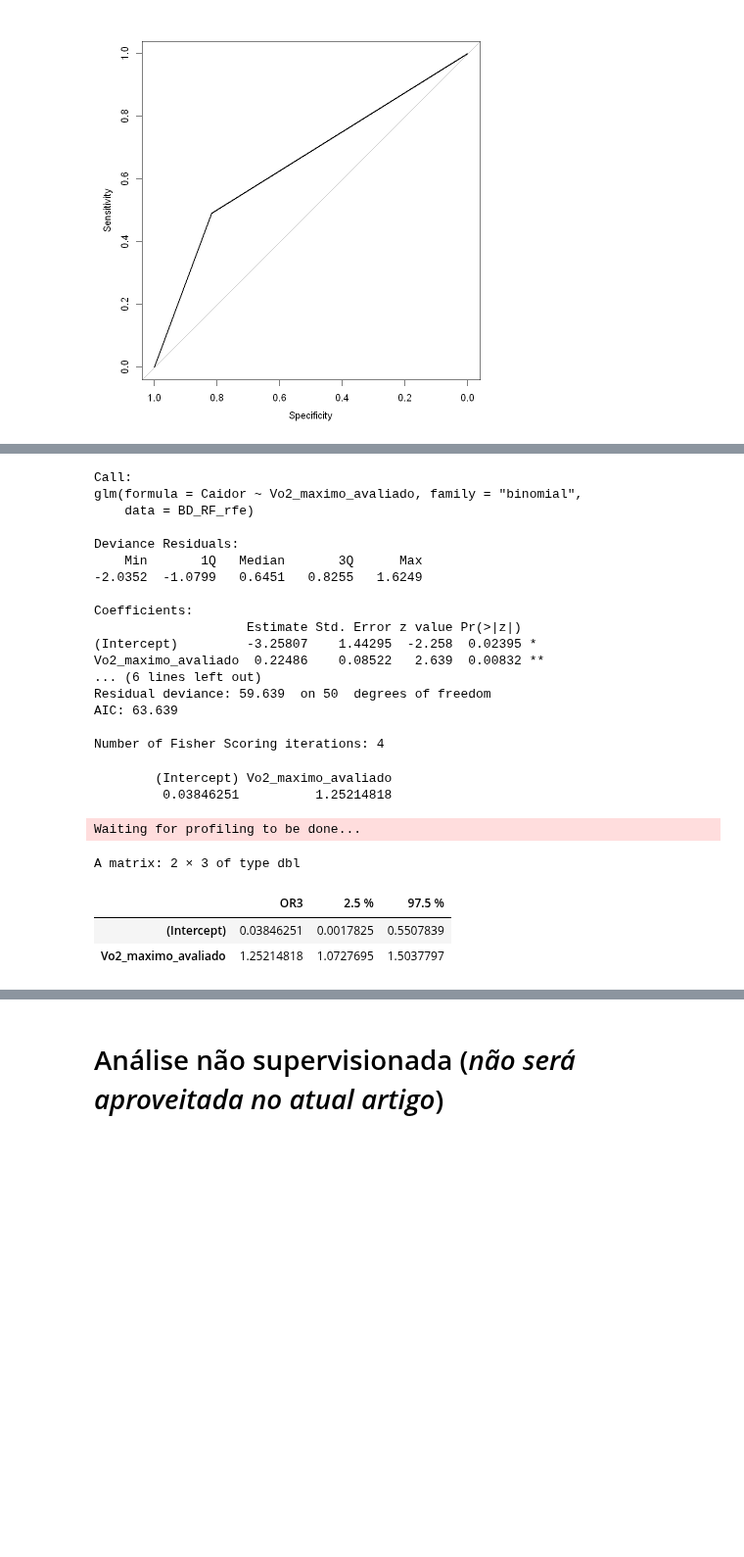
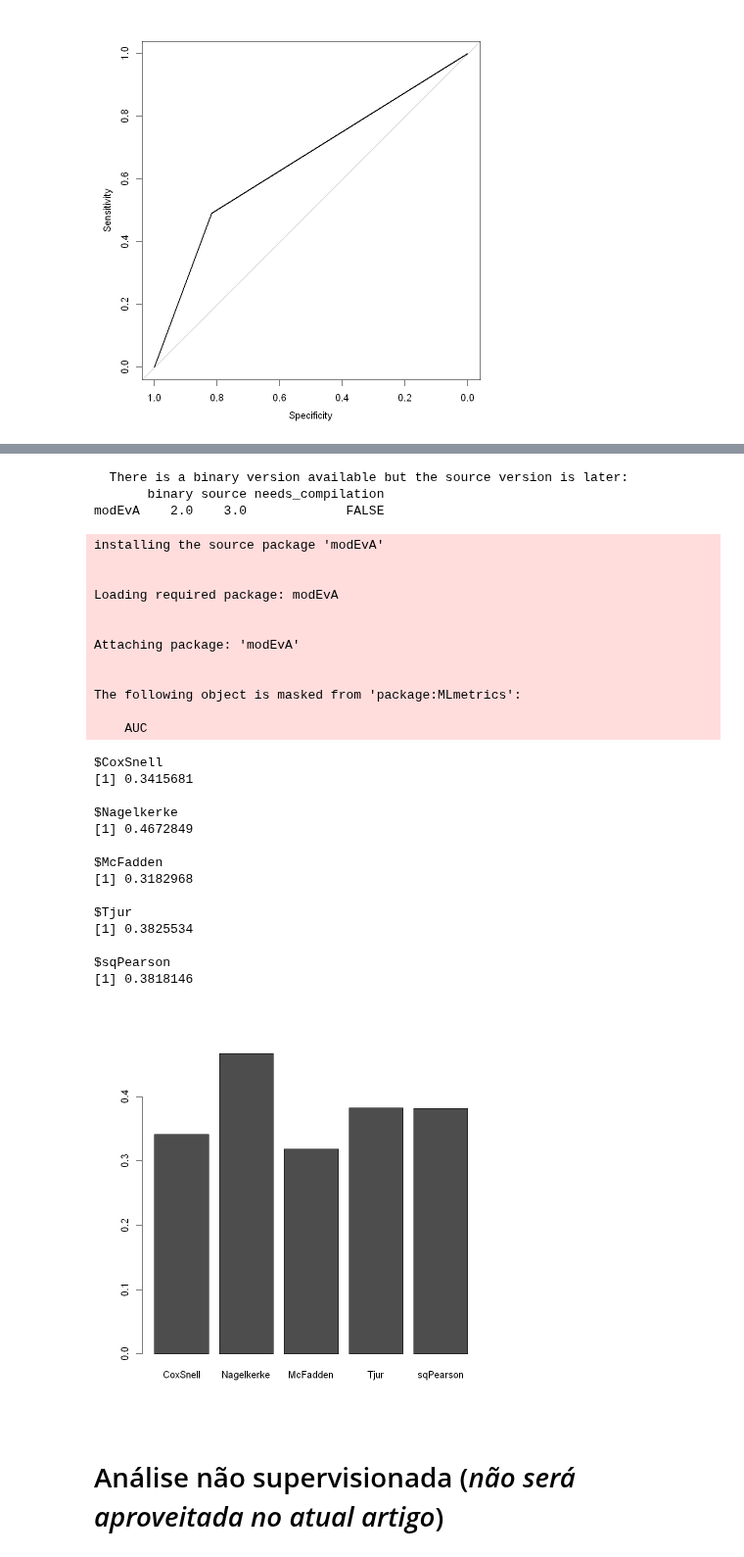
Before and after one commit to RenanBaltar/Analises_Heitor, a Jupyter notebook: Analise_Heitor_tese.ipynb, the cells around one changed output, grey strips where cells are left out. Shown at 98% size. Cells and saved outputs as stored; diff of their text form; code cells hidden in the pictures; blank space fills up the shorter version.

```diff
--- a/Analise_Heitor_tese.ipynb
+++ b/Analise_Heitor_tese.ipynb
@@ -1470,34 +1026,8 @@ A matrix: 2 × 3 of type dbl
-# %%
-set.seed(321)
-logistic_model3<- glm(Caidor ~ Vo2_maximo_avaliado,data=BD_RF_rfe, family = 'binomial')
-summary(logistic_model3)
-#Razão de chances
-OR3<- exp(coef(logistic_model3))
-OR3
-#Intervalo de confiança
-exp(cbind(OR3=coef(logistic_model3), confint(logistic_model3)))
-# %% [output]
-Call:
-glm(formula = Caidor ~ Vo2_maximo_avaliado, family = "binomial",
-    data = BD_RF_rfe)
-
-Deviance Residuals:
-    Min       1Q   Median       3Q      Max
--2.0352  -1.0799   0.6451   0.8255   1.6249
-
-Coefficients:
-                    Estimate Std. Error z value Pr(>|z|)
-(Intercept)         -3.25807    1.44295  -2.258  0.02395 *
-Vo2_maximo_avaliado  0.22486    0.08522   2.639  0.00832 **
-... (6 lines left out)
-Residual deviance: 59.639  on 50  degrees of freedom
-AIC: 63.639
-
-Number of Fisher Scoring iterations: 4
-        (Intercept) Vo2_maximo_avaliado
-         0.03846251          1.25214818
-Waiting for profiling to be done...
-A matrix: 2 × 3 of type dbl
-|  | OR3 | 2.5 % | 97.5 % |
-| (Intercept) | 0.03846251 | 0.0017825 | 0.5507839 |
-| Vo2_maximo_avaliado | 1.25214818 | 1.0727695 | 1.5037797 |
+# %%
+#Pseudo R²
+#https://smolski.github.io/livroavancado/reglog.html
+#https://www.rdocumentation.org/packages/modEvA/versions/3.0/topics/RsqGLM
+install.packages("modEvA")
+require(modEvA)
+RsqGLM(logistic_model)
+# %% [output]
@@ -1504,3 +1036,33 @@ A matrix: 2 × 3 of type dbl
+  There is a binary version available but the source version is later:
+       binary source needs_compilation
+modEvA    2.0    3.0             FALSE
+installing the source package 'modEvA'
+
+
+Loading required package: modEvA
+
+
+Attaching package: 'modEvA'
+
+
+The following object is masked from 'package:MLmetrics':
+
+    AUC
+$CoxSnell
+[1] 0.3415681
+
+$Nagelkerke
+[1] 0.4672849
+
+$McFadden
+[1] 0.3182968
+
+$Tjur
+[1] 0.3825534
+
+$sqPearson
+[1] 0.3818146
+[figure, added]
 # %% [markdown]
 # Análise não supervisionada (*não será aproveitada no atual artigo*)
 # %% [markdown]
```
Also changed, not shown: parts of 26 cells of this notebook.
